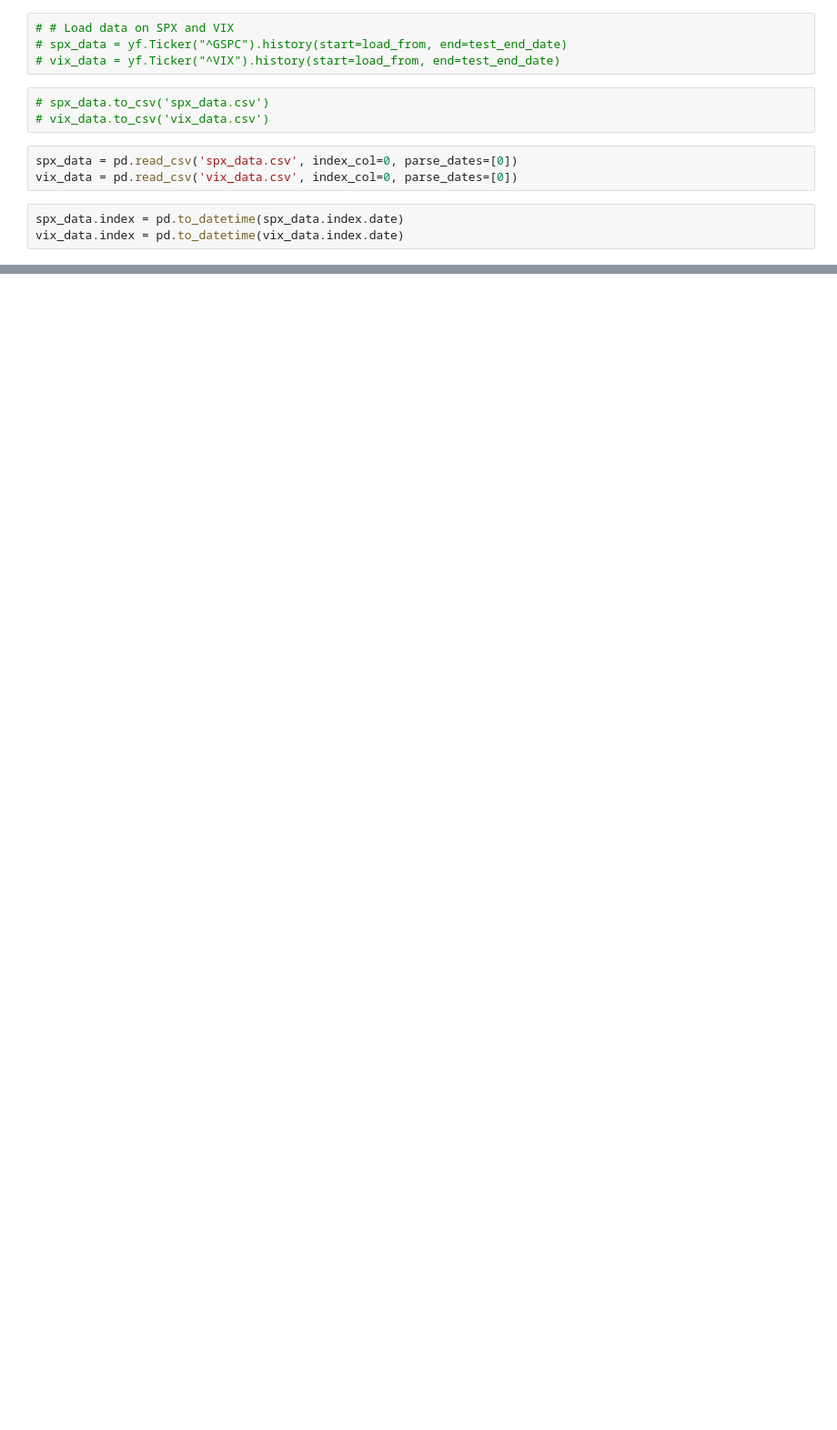
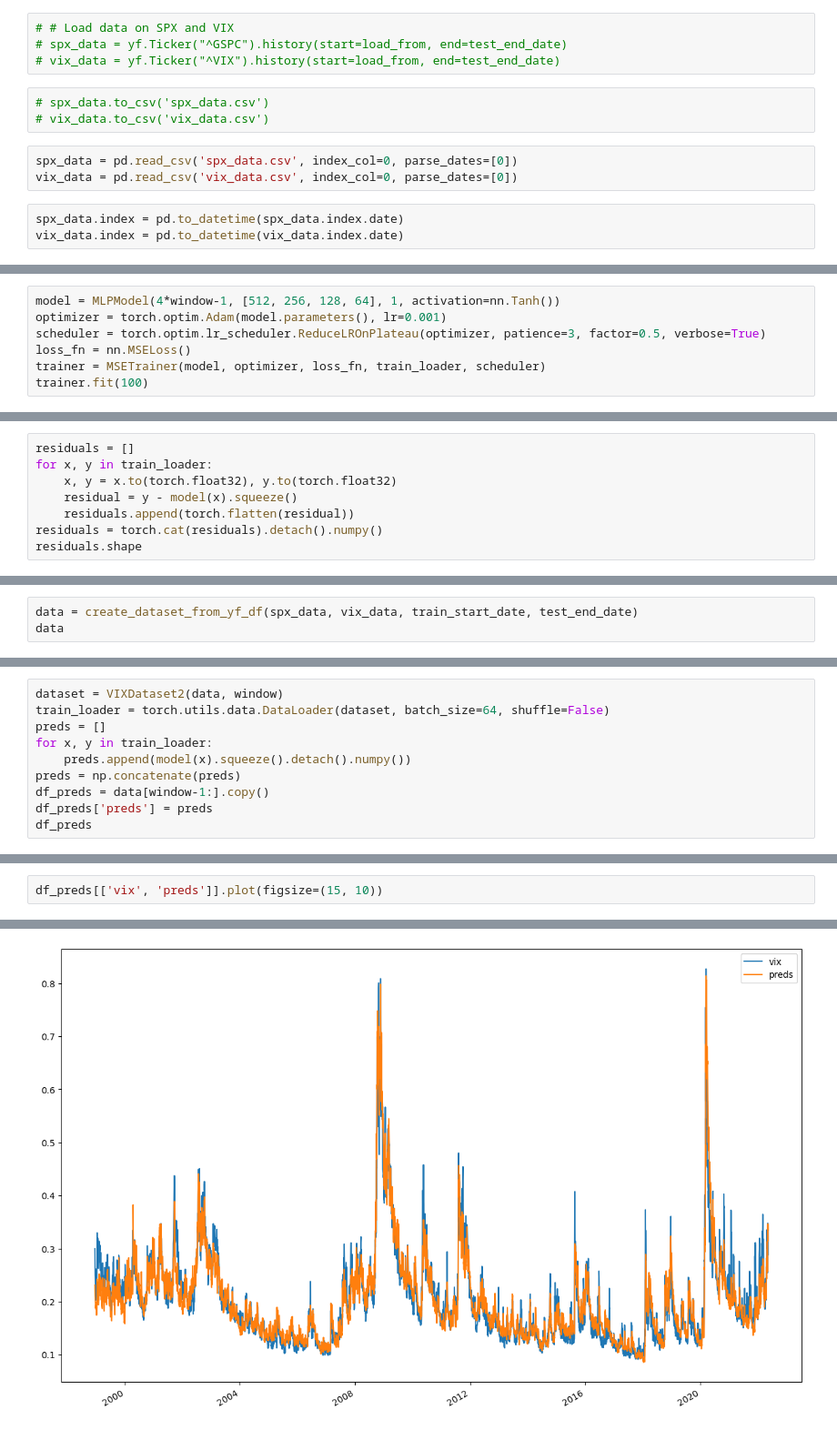
Before and after one commit to luchungi/VolatilityIsMostlyPathDependent, a Jupyter notebook: NN_Model_v1.ipynb, the cells around one changed output, grey strips where cells are left out. Shown at 91% size. Drawn from its saved outputs; the diff is of its cells as text; blank space fills up the shorter version.

Commit message:
Torch dataset py, trainer py, basic MLP model

```diff
--- a/NN_Model_v1.ipynb
+++ b/NN_Model_v1.ipynb
@@ -165,0 +58,7 @@ total_sum_of_squares = np.sum((data.iloc[1000:]['vix'] - np.mean(data.iloc[1000:
+# %%
+model = MLPModel(4*window-1, [512, 256, 128, 64], 1, activation=nn.Tanh())
+optimizer = torch.optim.Adam(model.parameters(), lr=0.001)
+scheduler = torch.optim.lr_scheduler.ReduceLROnPlateau(optimizer, patience=3, factor=0.5, verbose=True)
+loss_fn = nn.MSELoss()
+trainer = MSETrainer(model, optimizer, loss_fn, train_loader, scheduler)
+trainer.fit(100)
@@ -165,0 +83,8 @@ total_sum_of_squares = np.sum((data.iloc[1000:]['vix'] - np.mean(data.iloc[1000:
+# %%
+residuals = []
+for x, y in train_loader:
+    x, y = x.to(torch.float32), y.to(torch.float32)
+    residual = y - model(x).squeeze()
+    residuals.append(torch.flatten(residual))
+residuals = torch.cat(residuals).detach().numpy()
+residuals.shape
@@ -303,0 +101,3 @@ np.mean(residuals), np.min(residuals), np.max(residuals), np.mean(np.abs(residua
+# %%
+data = create_dataset_from_yf_df(spx_data, vix_data, train_start_date, test_end_date)
+data
@@ -303,0 +118,10 @@ np.mean(residuals), np.min(residuals), np.max(residuals), np.mean(np.abs(residua
+# %%
+dataset = VIXDataset2(data, window)
+train_loader = torch.utils.data.DataLoader(dataset, batch_size=64, shuffle=False)
+preds = []
+for x, y in train_loader:
+    preds.append(model(x).squeeze().detach().numpy())
+preds = np.concatenate(preds)
+df_preds = data[window-1:].copy()
+df_preds['preds'] = preds
+df_preds
@@ -303,0 +142,3 @@ np.mean(residuals), np.min(residuals), np.max(residuals), np.mean(np.abs(residua
+# %%
+df_preds[['vix', 'preds']].plot(figsize=(15, 10))
+# %% [output]
@@ -303,0 +146 @@ np.mean(residuals), np.min(residuals), np.max(residuals), np.mean(np.abs(residua
+[figure, added]
```
Also changed, not shown: parts of 29 cells of this notebook, 2 other files.
